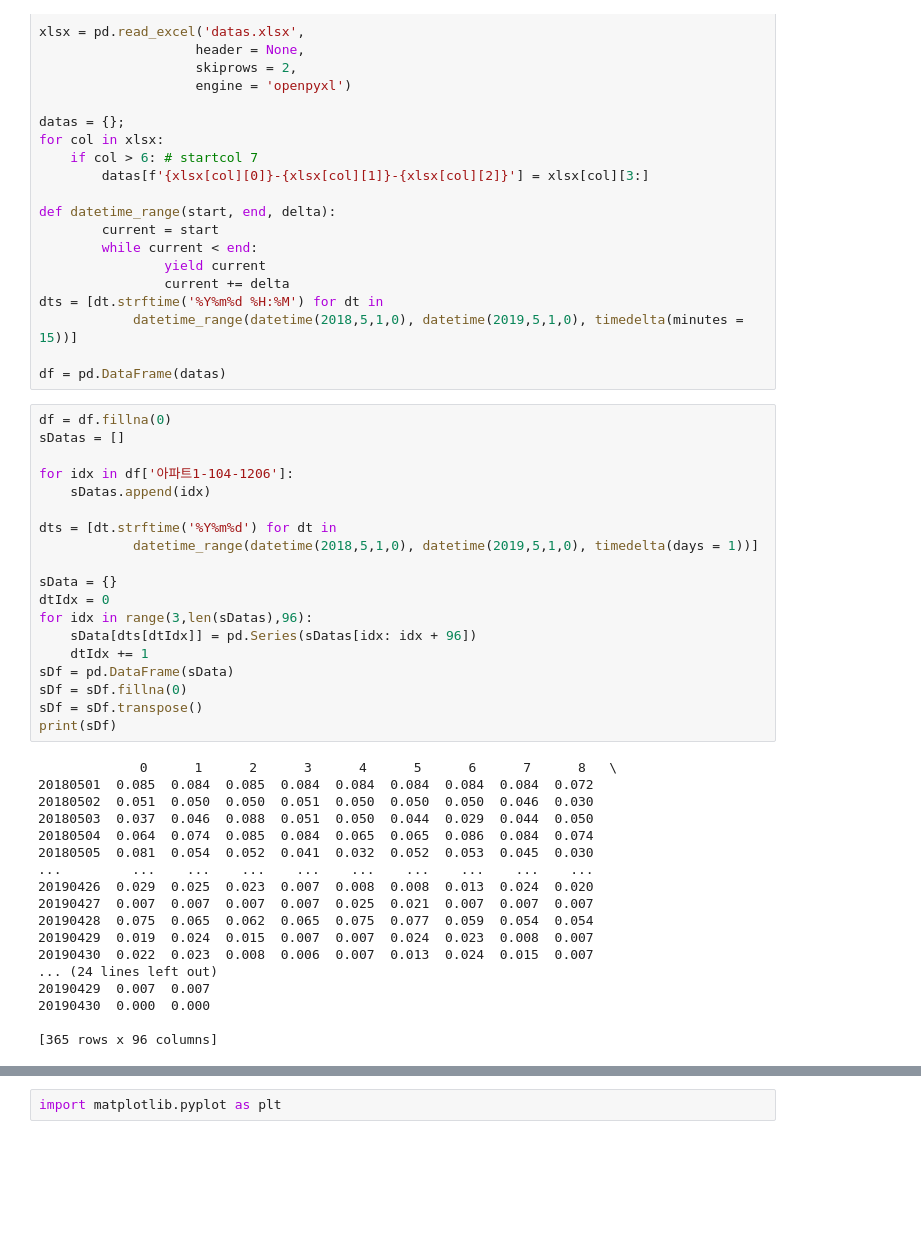
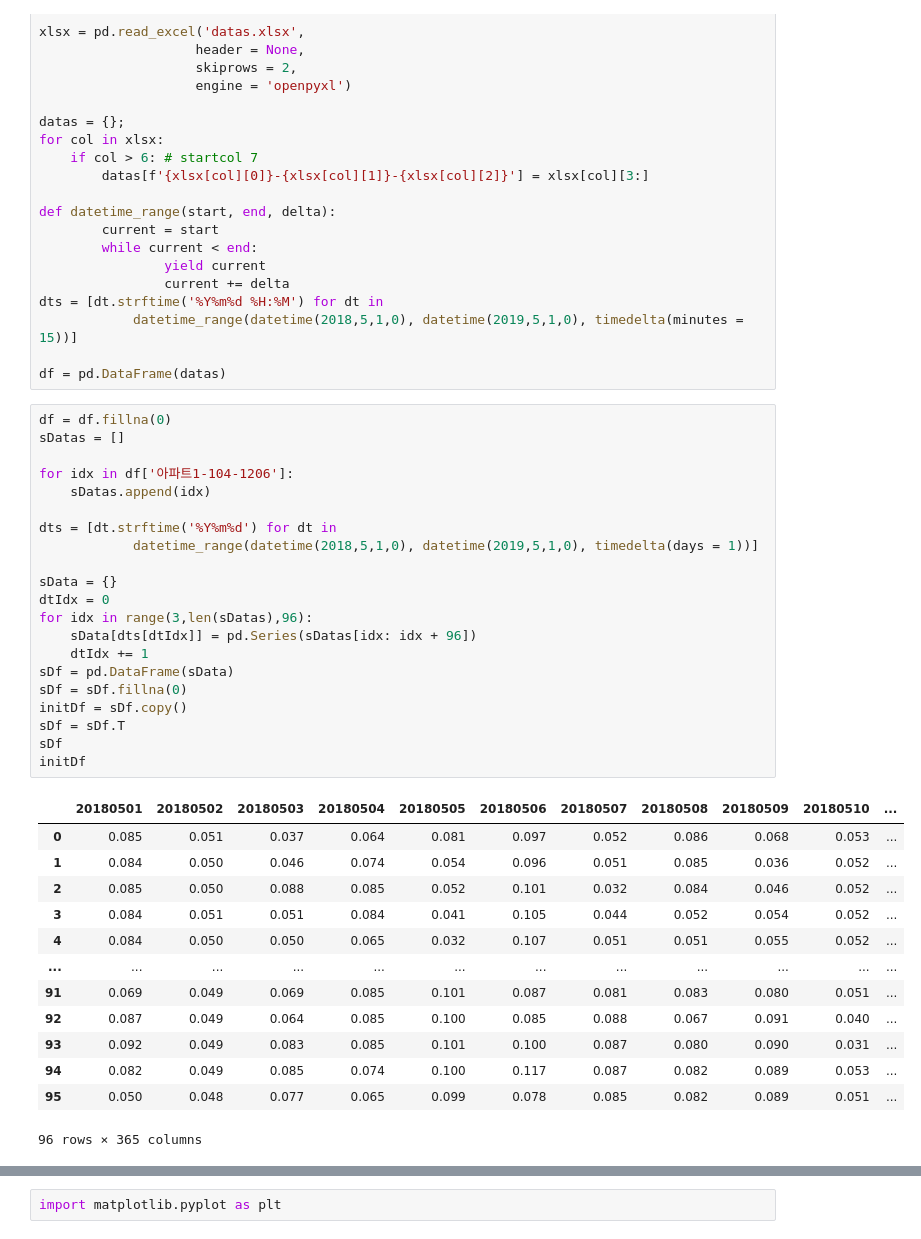
Before and after one commit to formegusto/pattern-recognition, a Jupyter notebook: 02.Data Preprocessing.ipynb, the cells around one changed output, grey strips where cells are left out. Cells and saved outputs as stored; diff of their text form; blank space fills up the shorter version.

```diff
--- a/02.Data Preprocessing.ipynb
+++ b/02.Data Preprocessing.ipynb
@@ -30,39 +30,37 @@ df = pd.DataFrame(datas)
 # %%
 df = df.fillna(0)
 sDatas = []
 
 for idx in df['아파트1-104-1206']:
     sDatas.append(idx)
 
 dts = [dt.strftime('%Y%m%d') for dt in
             datetime_range(datetime(2018,5,1,0), datetime(2019,5,1,0), timedelta(days = 1))]
 
 sData = {}
 dtIdx = 0
 for idx in range(3,len(sDatas),96):
     sData[dts[dtIdx]] = pd.Series(sDatas[idx: idx + 96])
     dtIdx += 1
 sDf = pd.DataFrame(sData)
 sDf = sDf.fillna(0)
-sDf = sDf.transpose()
-print(sDf)
+initDf = sDf.copy()
+sDf = sDf.T
+sDf
+initDf
 # %% [output]
+|  | 20180501 | 20180502 | 20180503 | 20180504 | 20180505 | 20180506 | 20180507 | 20180508 | 20180509 | 20180510 | ... |
+| 0 | 0.085 | 0.051 | 0.037 | 0.064 | 0.081 | 0.097 | 0.052 | 0.086 | 0.068 | 0.053 | ... |
+| 1 | 0.084 | 0.050 | 0.046 | 0.074 | 0.054 | 0.096 | 0.051 | 0.085 | 0.036 | 0.052 | ... |
+| 2 | 0.085 | 0.050 | 0.088 | 0.085 | 0.052 | 0.101 | 0.032 | 0.084 | 0.046 | 0.052 | ... |
+| 3 | 0.084 | 0.051 | 0.051 | 0.084 | 0.041 | 0.105 | 0.044 | 0.052 | 0.054 | 0.052 | ... |
+| 4 | 0.084 | 0.050 | 0.050 | 0.065 | 0.032 | 0.107 | 0.051 | 0.051 | 0.055 | 0.052 | ... |
+| ... | ... | ... | ... | ... | ... | ... | ... | ... | ... | ... | ... |
+| 91 | 0.069 | 0.049 | 0.069 | 0.085 | 0.101 | 0.087 | 0.081 | 0.083 | 0.080 | 0.051 | ... |
+| 92 | 0.087 | 0.049 | 0.064 | 0.085 | 0.100 | 0.085 | 0.088 | 0.067 | 0.091 | 0.040 | ... |
+| 93 | 0.092 | 0.049 | 0.083 | 0.085 | 0.101 | 0.100 | 0.087 | 0.080 | 0.090 | 0.031 | ... |
+| 94 | 0.082 | 0.049 | 0.085 | 0.074 | 0.100 | 0.117 | 0.087 | 0.082 | 0.089 | 0.053 | ... |
+| 95 | 0.050 | 0.048 | 0.077 | 0.065 | 0.099 | 0.078 | 0.085 | 0.082 | 0.089 | 0.051 | ... |
-             0      1      2      3      4      5      6      7      8   \
-20180501  0.085  0.084  0.085  0.084  0.084  0.084  0.084  0.084  0.072
-20180502  0.051  0.050  0.050  0.051  0.050  0.050  0.050  0.046  0.030
-20180503  0.037  0.046  0.088  0.051  0.050  0.044  0.029  0.044  0.050
-20180504  0.064  0.074  0.085  0.084  0.065  0.065  0.086  0.084  0.074
-20180505  0.081  0.054  0.052  0.041  0.032  0.052  0.053  0.045  0.030
-...         ...    ...    ...    ...    ...    ...    ...    ...    ...
-20190426  0.029  0.025  0.023  0.007  0.008  0.008  0.013  0.024  0.020
-20190427  0.007  0.007  0.007  0.007  0.025  0.021  0.007  0.007  0.007
-20190428  0.075  0.065  0.062  0.065  0.075  0.077  0.059  0.054  0.054
-20190429  0.019  0.024  0.015  0.007  0.007  0.024  0.023  0.008  0.007
-20190430  0.022  0.023  0.008  0.006  0.007  0.013  0.024  0.015  0.007
-... (24 lines left out)
-20190429  0.007  0.007
-20190430  0.000  0.000
-
-[365 rows x 96 columns]
+96 rows × 365 columns
 # %%
 scaled = StandardScaler().fit_transform(sDf)
```
Also changed, not shown: parts of 12 cells of this notebook.
